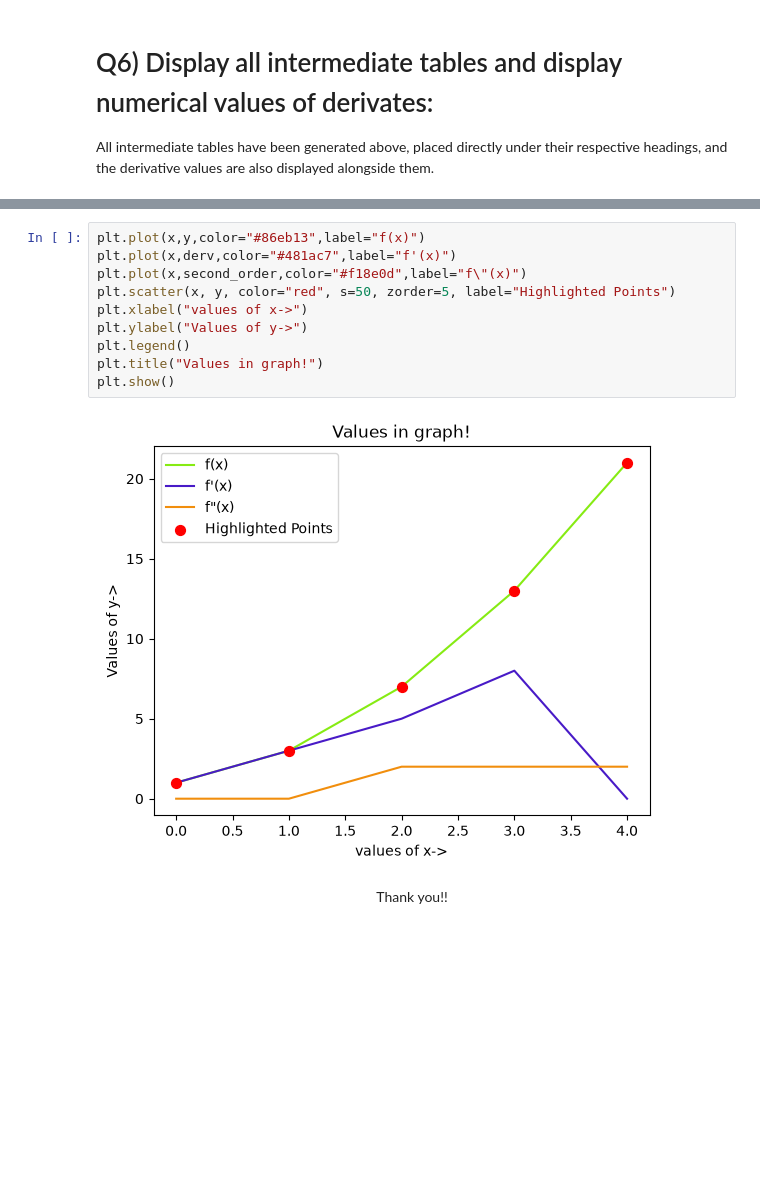
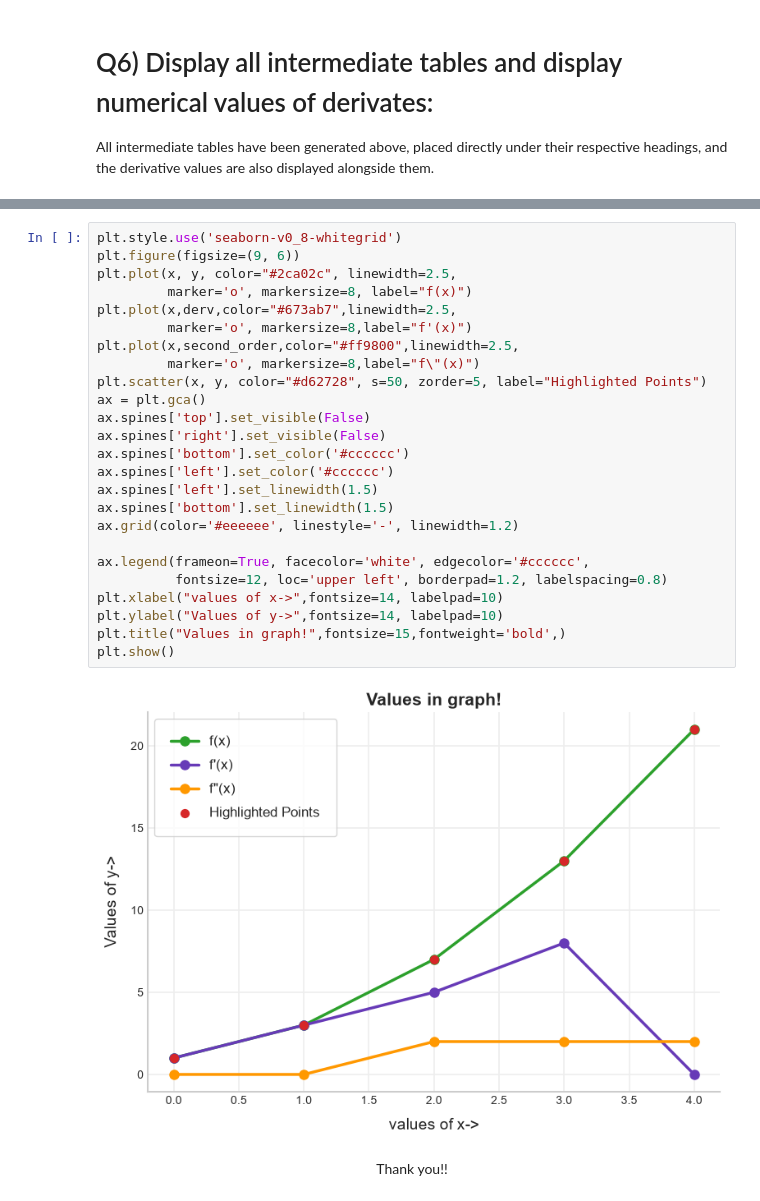
Before and after one commit to maheshpanta333/Numerical_Methods, a Jupyter notebook: newton_interpolation_and_their_differentiations.ipynb, the cells around one changed output, grey strips where cells are left out. Saved outputs shown, nothing was run; the diff lists cells and outputs as text; blank space fills up the shorter version.

```diff
--- a/newton_interpolation_and_their_differentiations.ipynb
+++ b/newton_interpolation_and_their_differentiations.ipynb
@@ -338,14 +327,29 @@ f(p)=p*(p + 1)*(p + 2)*(p + 3) where f'(x)=p*(p + 1)*(p + 2) + p*(p + 1)*(p + 3)
 # %%
-plt.plot(x,y,color="#86eb13",label="f(x)")
-plt.plot(x,derv,color="#481ac7",label="f'(x)")
-plt.plot(x,second_order,color="#f18e0d",label="f\"(x)")
-plt.scatter(x, y, color="red", s=50, zorder=5, label="Highlighted Points")
-plt.xlabel("values of x->")
-plt.ylabel("Values of y->")
-plt.legend()
-plt.title("Values in graph!")
+plt.style.use('seaborn-v0_8-whitegrid')
+plt.figure(figsize=(9, 6))
+plt.plot(x, y, color="#2ca02c", linewidth=2.5,
+         marker='o', markersize=8, label="f(x)")
+plt.plot(x,derv,color="#673ab7",linewidth=2.5,
+         marker='o', markersize=8,label="f'(x)")
+plt.plot(x,second_order,color="#ff9800",linewidth=2.5,
+         marker='o', markersize=8,label="f\"(x)")
+plt.scatter(x, y, color="#d62728", s=50, zorder=5, label="Highlighted Points")
+ax = plt.gca()
+ax.spines['top'].set_visible(False)
+ax.spines['right'].set_visible(False)
+ax.spines['bottom'].set_color('#cccccc')
+ax.spines['left'].set_color('#cccccc')
+ax.spines['left'].set_linewidth(1.5)
+ax.spines['bottom'].set_linewidth(1.5)
+ax.grid(color='#eeeeee', linestyle='-', linewidth=1.2)
+
+ax.legend(frameon=True, facecolor='white', edgecolor='#cccccc',
+          fontsize=12, loc='upper left', borderpad=1.2, labelspacing=0.8)
+plt.xlabel("values of x->",fontsize=14, labelpad=10)
+plt.ylabel("Values of y->",fontsize=14, labelpad=10)
+plt.title("Values in graph!",fontsize=15,fontweight='bold',)
 plt.show()
 # %% [output]
-[figure, old version]
+[figure, new version]
 # %% [markdown]
 <p align="center">Thank you!!</p>
```
Also changed, not shown: parts of 2 cells of this notebook.
